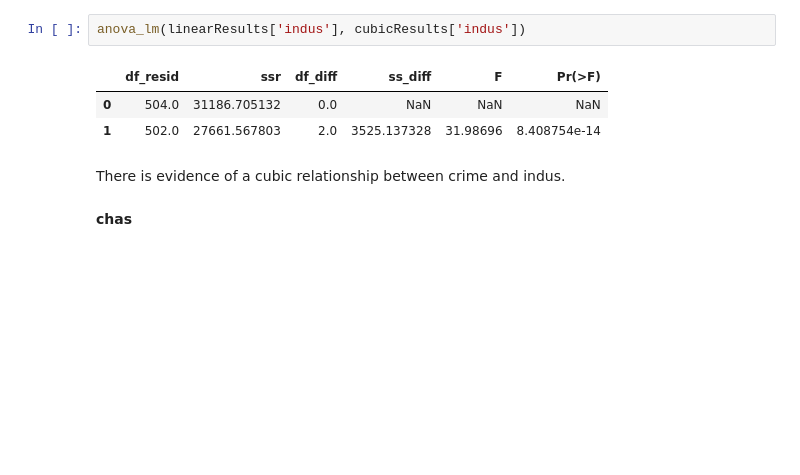
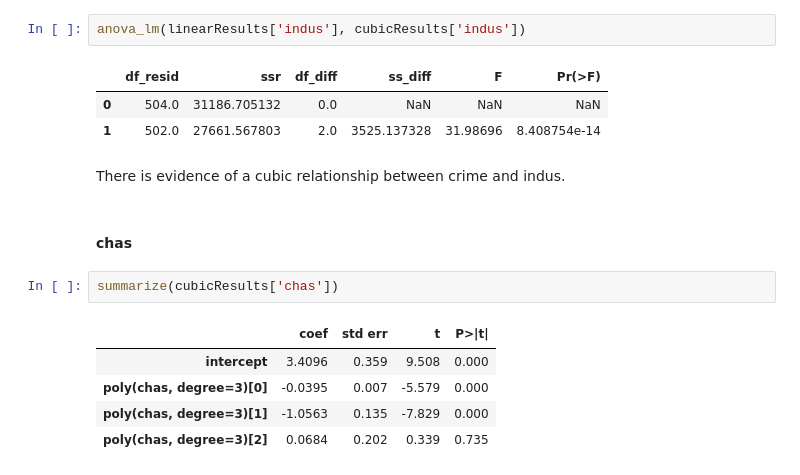
Before and after one commit to carmancater/an-introduction-to-statistical-learning-with-applications-in-python, a Jupyter notebook: Chapter 03 - Linear Regression/Ch 3 Ex 15.ipynb, the cells around one changed output. Drawn from its saved outputs; the diff is of its cells as text; blank space fills up the shorter version.

```diff
--- a/Chapter 03 - Linear Regression/Ch 3 Ex 15.ipynb
+++ b/Chapter 03 - Linear Regression/Ch 3 Ex 15.ipynb
@@ -811,4 +809,12 @@ anova_lm(linearResults['indus'], cubicResults['indus'])
 # %% [markdown]
 There is evidence of a cubic relationship between crime and indus.
 # %% [markdown]
-**chas**
+#### chas
+# %%
+summarize(cubicResults['chas'])
+# %% [output]
+|  | coef | std err | t | P>|t| |
+| intercept | 3.4096 | 0.359 | 9.508 | 0.000 |
+| poly(chas, degree=3)[0] | -0.0395 | 0.007 | -5.579 | 0.000 |
+| poly(chas, degree=3)[1] | -1.0563 | 0.135 | -7.829 | 0.000 |
+| poly(chas, degree=3)[2] | 0.0684 | 0.202 | 0.339 | 0.735 |
```
Also changed, not shown: parts of 42 cells of this notebook.
